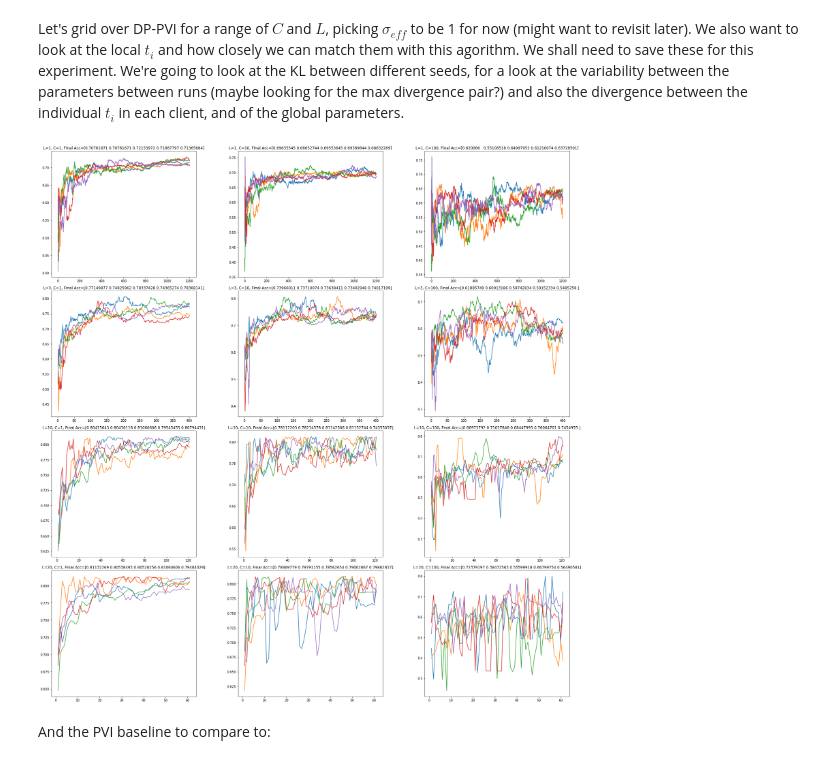
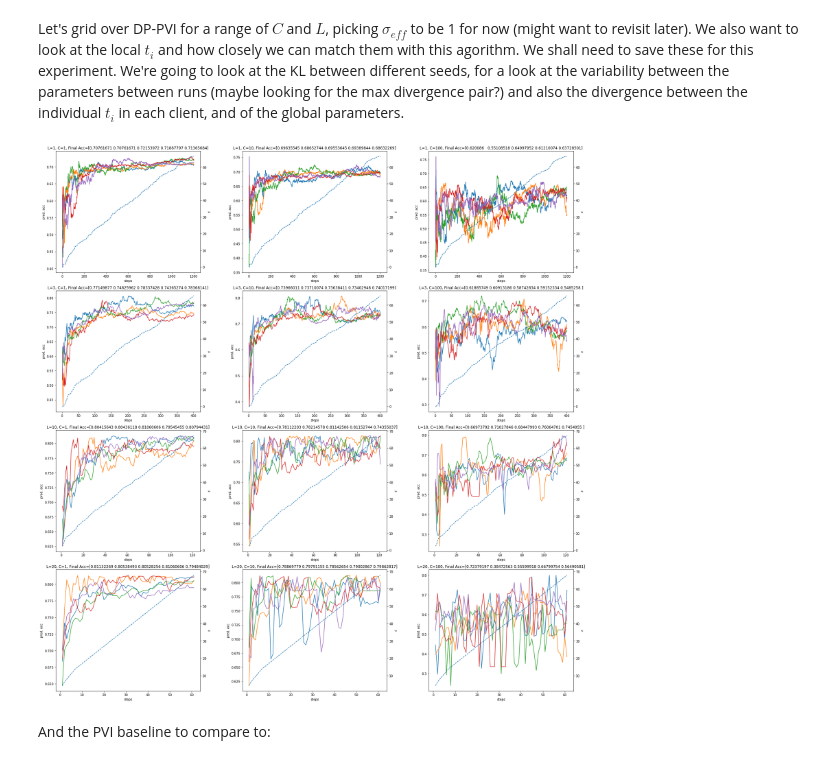
Before and after one commit to MrinankSharma/DP-PVI, a Jupyter notebook: experiments/jalko2017/notebooks/Tuning DP-PVI (q=1 version) for M=100 on adult.ipynb, the cells around one changed output. Drawn from its saved outputs; the diff is of its cells as text; code cells hidden in the pictures.

Commit message:
update experiment notebook to also have epsilon values

```diff
--- a/experiments/jalko2017/notebooks/Tuning DP-PVI (q=1 version) for M=100 on adult.ipynb
+++ b/experiments/jalko2017/notebooks/Tuning DP-PVI (q=1 version) for M=100 on adult.ipynb
@@ -139,37 +139,51 @@ results_access = SacredExperimentAccess(database_name=database_name)
 
 adult_grid_experiments = [results_access.get_experiments(name='jalko2017_client_exp', complete=True, config=config) for config in adult_grid_configs]
 # abalone_experiments = [results_access.get_experiments(name='jalko2017_client_exp', complete=True, config=config) for config in abalone_configs]
 
 adult_grid_metrics = [results_access.get_metrics_by_exp(experiments, ["test_accuracy", "train_accuracy"]) for experiments in adult_grid_experiments]
+adult_eps_metrics = [results_access.get_metrics_by_exp(experiments, "epsilon", "in") for experiments in adult_grid_experiments]
 # abalone_metrics = [results_access.get_metrics_by_exp(experiments, ["test_accuracy", "train_accuracy"]) for experiments in abalone_experiments]
 
 plt.figure(figsize=(25,25))
 rows = len(Ls)
 cols = len(Cs)
 
-for config, experiments, metrics in zip(adult_grid_configs, adult_grid_experiments, adult_grid_metrics):
+for config, experiments, metrics, eps_metrics in zip(adult_grid_configs, adult_grid_experiments, adult_grid_metrics, adult_eps_metrics):
     L = config['privacy_settings.L']
     C = config['privacy_settings.C']
 
     L_index = Ls.index(L)
     C_index = Cs.index(C)
 
-    plt.subplot(rows, cols, L_index * cols + C_index + 1)
+    axes = plt.subplot(rows, cols, L_index * cols + C_index + 1)
+
 
     if len(metrics) == 0: continue
     values = []
     for metric in metrics:
         values.append(metric[0]['values'])
     values = np.array(values).T
     steps = np.atleast_2d(np.array(metrics[0][0]['steps'])).T
 
+    eps_values = []
+    for seed_eps in eps_metrics:
+        eps_values.append(np.array(seed_eps[0]["values"]).flatten())
+    eps_values = np.array(eps_values)
+    mean_eps_values = np.mean(eps_values, 0)
+
+    axes2 = axes.twinx()
+
     plt.title(f'L={L}, C={C}, Final Acc={values[-1]}')
 
-    plt.plot(steps, values)
+    axes2.plot(steps, mean_eps_values, '--')
+    axes.plot(steps, values)
+    axes.set_xlabel('steps')
+    axes.set_ylabel('pred. acc')
+    axes2.set_ylabel('$\epsilon$')
 
 plt.tight_layout()
 # %% [output]
-[figure, old version]
+[figure, new version]
 # %% [markdown]
 And the PVI baseline to compare to:
 # %%
```
Also changed, not shown: 4 other files.
